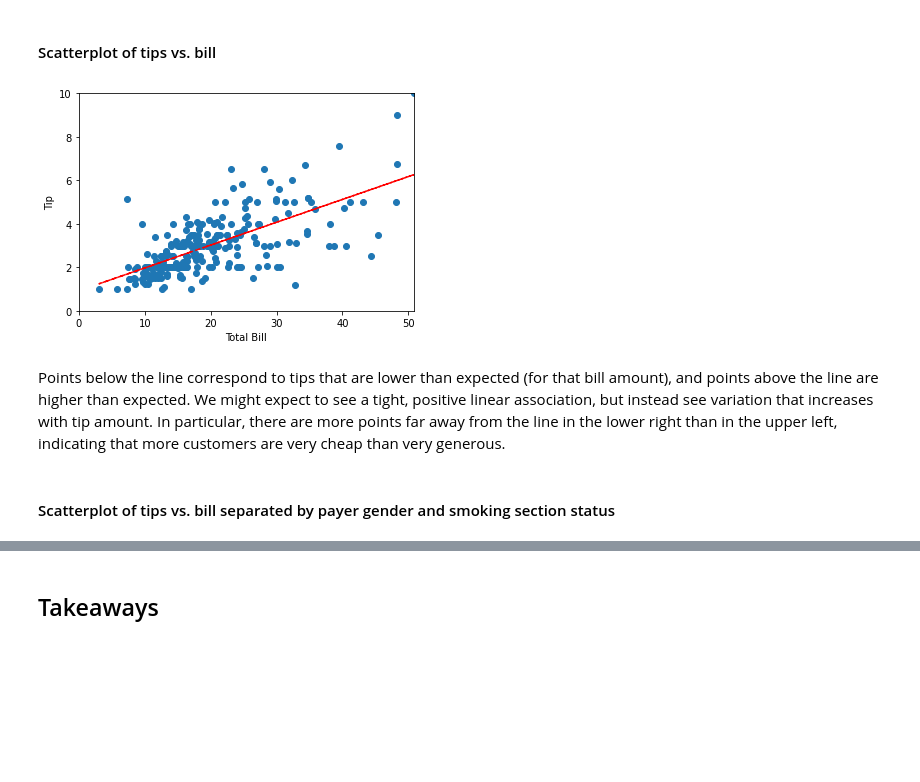
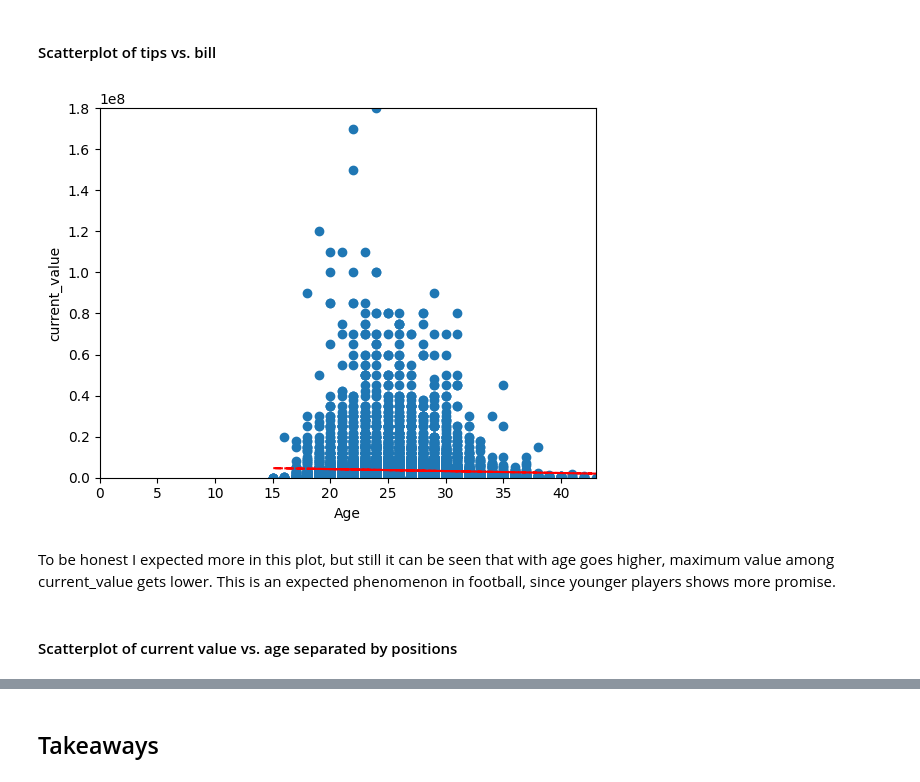
Before and after one commit to onurerdogan2001/ie423tasks, a Jupyter notebook: notebooks/task1.ipynb, the cells around one changed output, grey strips where cells are left out. Drawn from its saved outputs; the diff is of its cells as text; code cells hidden in the pictures; blank space fills up the shorter version.

```diff
--- a/notebooks/task1.ipynb
+++ b/notebooks/task1.ipynb
@@ -167,27 +165,27 @@ An interesting phenomenon is visible: peaks occur at the whole-dollar and half-d
 #### Scatterplot of tips vs. bill
 # %%
 # Set data fields
-x = dfTips.loc[:,'total_bill']
-y = dfTips.loc[:,'tip']
+x = dfTips.loc[:,'age']
+y = dfTips.loc[:,'current_value']
 
 # Generate trendline
 z = np.polyfit(x, y, 1)
 p = np.poly1d(z)
 
 # Show plot
 plt.scatter(x, y)
 plt.plot(x,p(x),"r--")
-plt.xlim(0,np.max(dfTips.loc[:,'total_bill']))
-plt.ylim(0,np.max(dfTips.loc[:,'tip']))
-plt.xlabel('Total Bill')
-plt.ylabel('Tip')
+plt.xlim(0,np.max(dfTips.loc[:,'age']))
+plt.ylim(0,np.max(dfTips.loc[:,'current_value']))
+plt.xlabel('Age')
+plt.ylabel('current_value')
 plt.show()
 # %% [output]
-[figure, old version]
+[figure, new version]
-# %% [markdown]
-Points below the line correspond to tips that are lower than expected (for that bill amount), and points above the line are higher than expected. We might expect to see a tight, positive linear association, but instead see variation that increases with tip amount. In particular, there are more points far away from the line in the lower right than in the upper left, indicating that more customers are very cheap than very generous.
+# %% [markdown]
+To be honest I expected more in this plot, but still it can be seen that with age goes higher, maximum value among current_value gets lower. This is an expected phenomenon in football, since younger players shows more promise.
 # %% [markdown]
-#### Scatterplot of tips vs. bill separated by payer gender and smoking section status
+#### Scatterplot of current value vs. age separated by positions
 # %%
 ### Matrix of plots
 fig, axs = plt.subplots(2, 2)
```
Also changed, not shown: parts of 15 cells of this notebook.
